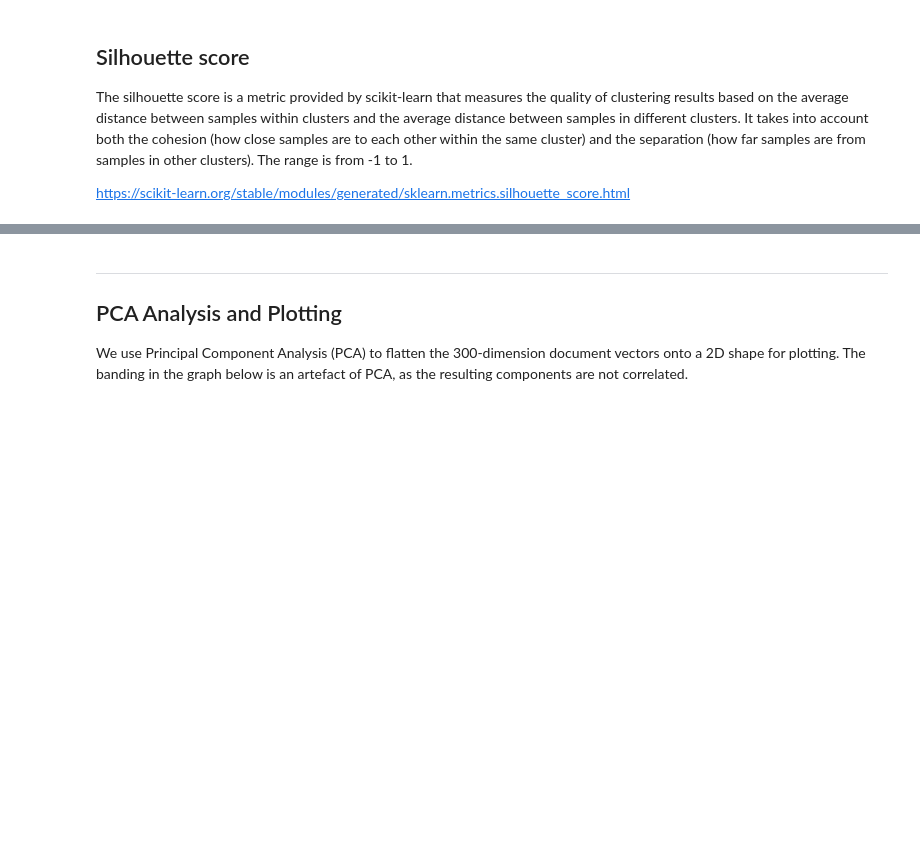
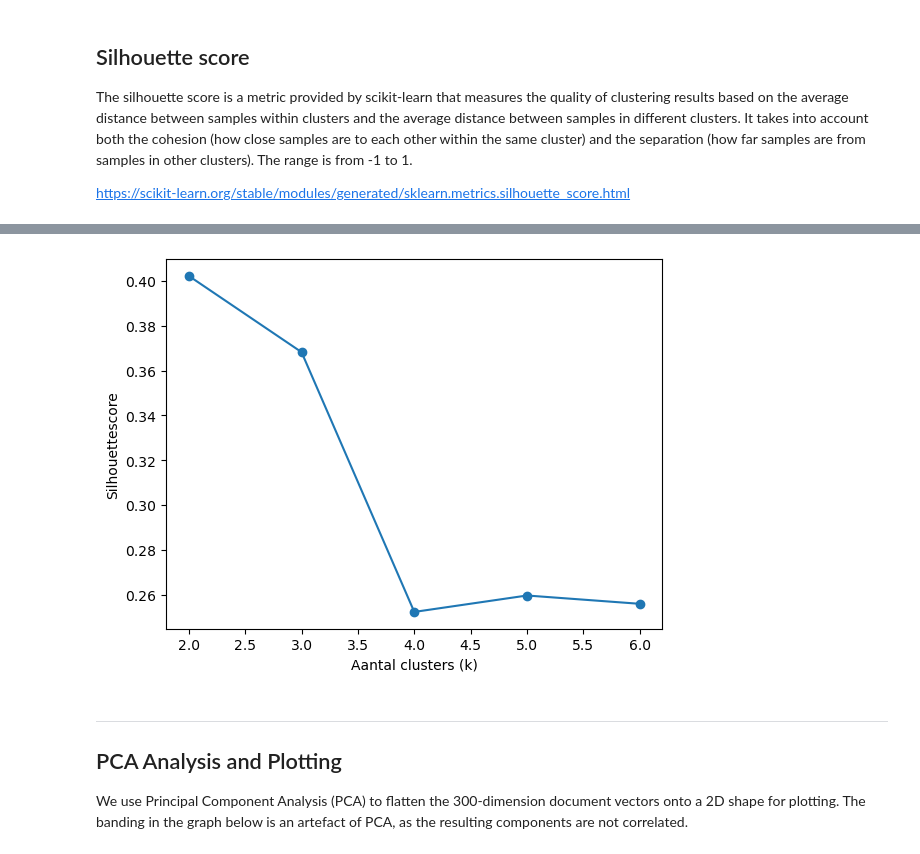
Before and after one commit to kjkoster/execute-enexis, a Jupyter notebook: notebooks/06 enexis doc2vec.ipynb, the cells around one changed output, grey strips where cells are left out. Cells and saved outputs as stored; diff of their text form; code cells hidden in the pictures; blank space fills up the shorter version.

```diff
--- a/notebooks/06 enexis doc2vec.ipynb
+++ b/notebooks/06 enexis doc2vec.ipynb
@@ -219,3 +217,17 @@ Silhouette Score: 0.26202413
+# %%
+silhouette_scores = []
+for k in range(2, 6 + 1):
+    kmeans_model = KMeans(n_clusters=k)
+    labels = kmeans_model.fit_predict(d2v_model.dv.vectors)
+    silhouette_avg = silhouette_score(d2v_model.dv.vectors, labels)
+    silhouette_scores.append(silhouette_avg)
+# %%
+plt.plot(range(2, 6 + 1), silhouette_scores, marker='o')
+plt.xlabel('Aantal clusters (k)')
+plt.ylabel('Silhouettescore')
+plt.show()
+# %% [output]
+[figure, added]
 # %% [markdown]
 ---
 ## PCA Analysis and Plotting
```
Also changed, not shown: parts of 2 cells of this notebook, 1 other file.
